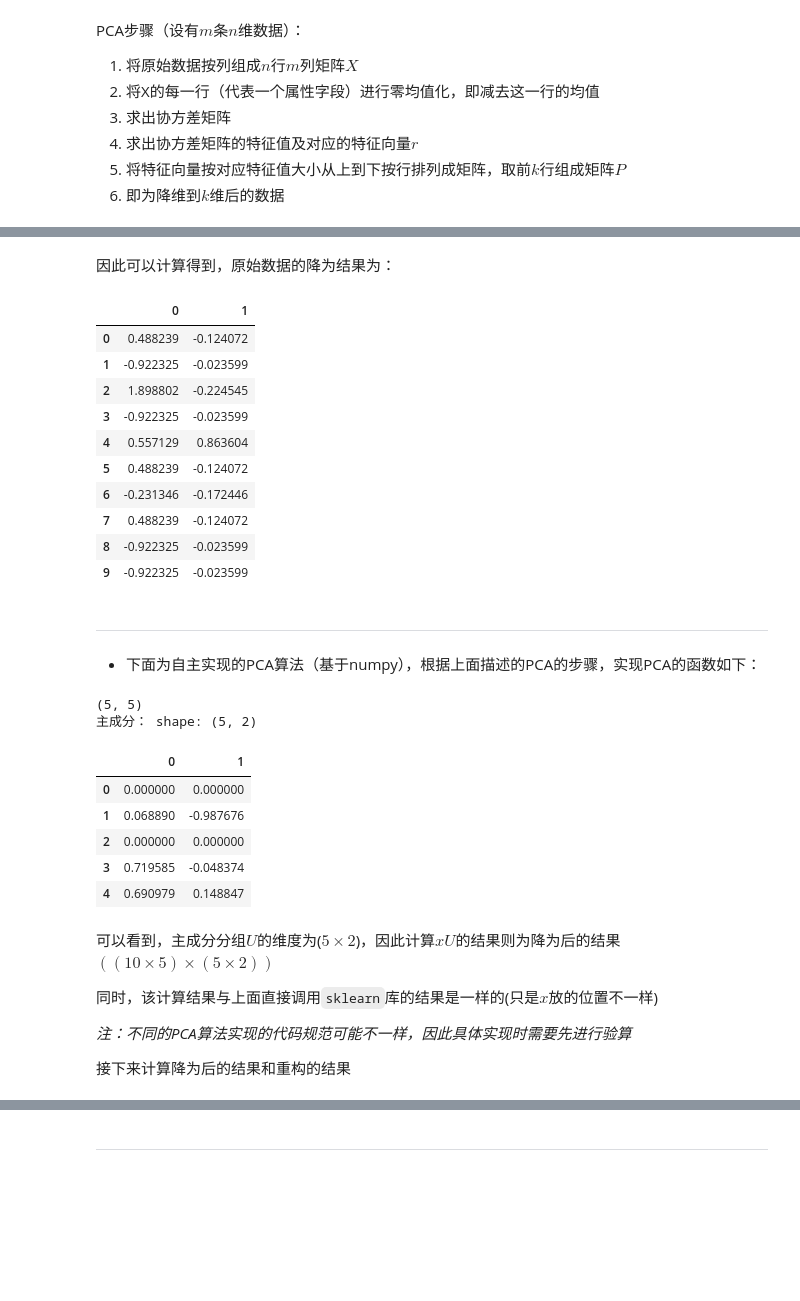
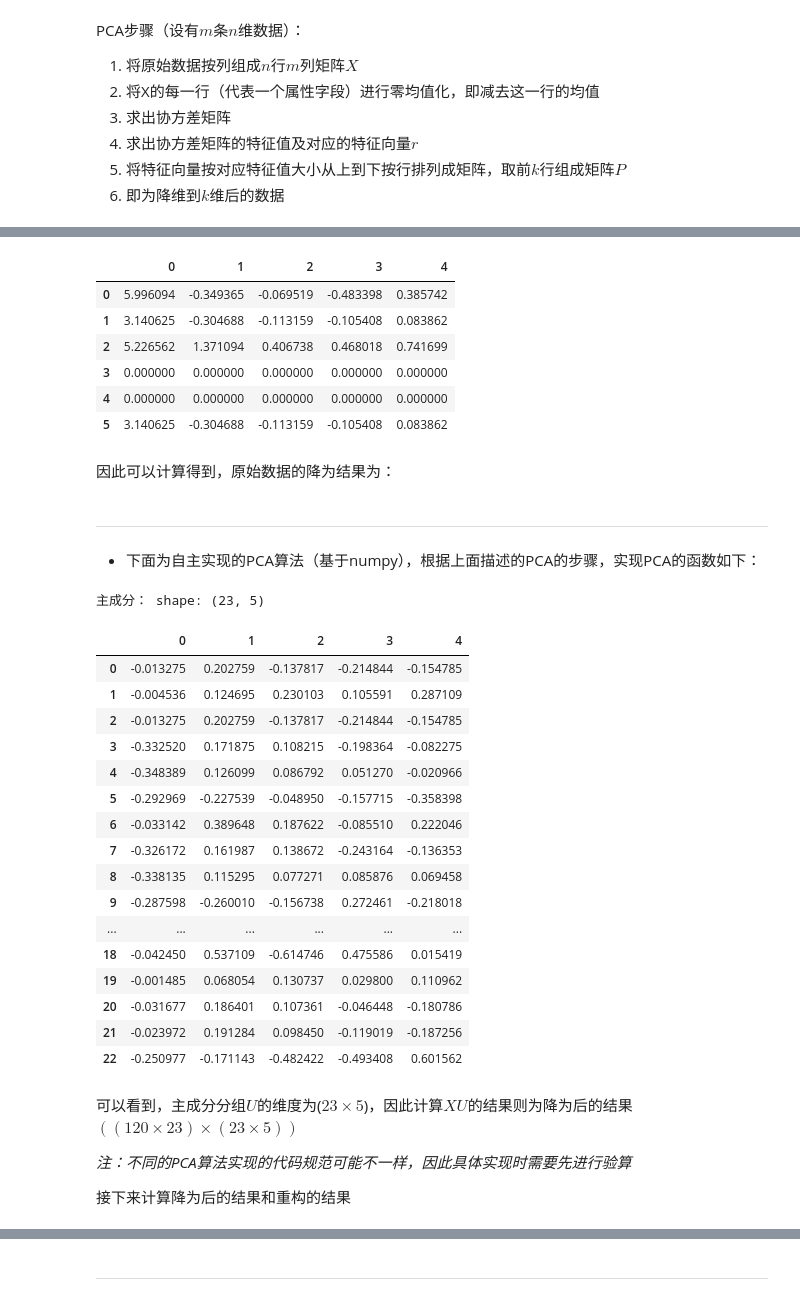
Before and after one commit to Hatuw/gwas-plain, a Jupyter notebook: GWAS-plain-demo.ipynb, the cells around one changed output, grey strips where cells are left out. Drawn from its saved outputs; the diff is of its cells as text; code cells hidden in the pictures; blank space fills up the shorter version.

```diff
--- a/GWAS-plain-demo.ipynb
+++ b/GWAS-plain-demo.ipynb
@@ -115,10 +117,0 @@ PCA步骤（设有$m$条$n$维数据）：
-# %%
-import numpy as np
-import pandas as pd
-from sklearn import decomposition
-
-# 读入数据
-data_file = './data/pca-data.txt'
-data = pd.read_csv(data_file, sep='\t', index_col=False)
-data.set_index('Unnamed: 0', inplace=True)
-data.iloc[:10, 1:6]
@@ -169,19 +169,17 @@ print(out_x)
+# %%
+out_x = np.dot(data.iloc[-6:, 1:], pca.components_.T)  # 输出数据大小为n×5，此处n=6
+# pd.DataFrame(pca.transform(data.iloc[-6:, 1:]))
+pd.DataFrame(out_x.astype(np.float16))
+# %% [output]
+|  | 0 | 1 | 2 | 3 | 4 |
+| 0 | 5.996094 | -0.349365 | -0.069519 | -0.483398 | 0.385742 |
+| 1 | 3.140625 | -0.304688 | -0.113159 | -0.105408 | 0.083862 |
+| 2 | 5.226562 | 1.371094 | 0.406738 | 0.468018 | 0.741699 |
+| 3 | 0.000000 | 0.000000 | 0.000000 | 0.000000 | 0.000000 |
+| 4 | 0.000000 | 0.000000 | 0.000000 | 0.000000 | 0.000000 |
+| 5 | 3.140625 | -0.304688 | -0.113159 | -0.105408 | 0.083862 |
 # %% [markdown]
 因此可以计算得到，原始数据的降为结果为：
-# %%
-pd.DataFrame(pca.transform(data.iloc[:10, 1:6]))
-# %% [output]
-|  | 0 | 1 |
-| 0 | 0.488239 | -0.124072 |
-| 1 | -0.922325 | -0.023599 |
-| 2 | 1.898802 | -0.224545 |
-| 3 | -0.922325 | -0.023599 |
-| 4 | 0.557129 | 0.863604 |
-| 5 | 0.488239 | -0.124072 |
-| 6 | -0.231346 | -0.172446 |
-| 7 | 0.488239 | -0.124072 |
-| 8 | -0.922325 | -0.023599 |
-| 9 | -0.922325 | -0.023599 |
 # %% [markdown]
 ---
 - 下面为自主实现的PCA算法（基于numpy），根据上面描述的PCA的步骤，实现PCA的函数如下：
@@ -205,23 +203,31 @@ def my_pca(data_mat, topNfeat=9999999):
     # 返回PCA降维后的结果，重构的结果，以及主成分
     return low_d_data_mat, recon_mat, red_eig_vects
 # %%
-low_d_data_mat, recon_mat, red_eig_vects = my_pca(data.iloc[:10, 1:6], topNfeat=2)
+low_d_data_mat, recon_mat, red_eig_vects = my_pca(data.iloc[:120, 1:], topNfeat=5)
 
 print("主成分： shape: {}".format(red_eig_vects.shape))
-pd.DataFrame(red_eig_vects)
+pd.DataFrame(red_eig_vects.astype(np.float16))
 # %% [output]
-(5, 5)
-主成分： shape: (5, 2)
+主成分： shape: (23, 5)
-|  | 0 | 1 |
-| 0 | 0.000000 | 0.000000 |
-| 1 | 0.068890 | -0.987676 |
-| 2 | 0.000000 | 0.000000 |
-| 3 | 0.719585 | -0.048374 |
-| 4 | 0.690979 | 0.148847 |
+|  | 0 | 1 | 2 | 3 | 4 |
+| 0 | -0.013275 | 0.202759 | -0.137817 | -0.214844 | -0.154785 |
+| 1 | -0.004536 | 0.124695 | 0.230103 | 0.105591 | 0.287109 |
+| 2 | -0.013275 | 0.202759 | -0.137817 | -0.214844 | -0.154785 |
+| 3 | -0.332520 | 0.171875 | 0.108215 | -0.198364 | -0.082275 |
+| 4 | -0.348389 | 0.126099 | 0.086792 | 0.051270 | -0.020966 |
+| 5 | -0.292969 | -0.227539 | -0.048950 | -0.157715 | -0.358398 |
+| 6 | -0.033142 | 0.389648 | 0.187622 | -0.085510 | 0.222046 |
+| 7 | -0.326172 | 0.161987 | 0.138672 | -0.243164 | -0.136353 |
+| 8 | -0.338135 | 0.115295 | 0.077271 | 0.085876 | 0.069458 |
+| 9 | -0.287598 | -0.260010 | -0.156738 | 0.272461 | -0.218018 |
+| ... | ... | ... | ... | ... | ... |
+| 18 | -0.042450 | 0.537109 | -0.614746 | 0.475586 | 0.015419 |
+| 19 | -0.001485 | 0.068054 | 0.130737 | 0.029800 | 0.110962 |
+| 20 | -0.031677 | 0.186401 | 0.107361 | -0.046448 | -0.180786 |
+| 21 | -0.023972 | 0.191284 | 0.098450 | -0.119019 | -0.187256 |
+| 22 | -0.250977 | -0.171143 | -0.482422 | -0.493408 | 0.601562 |
 # %% [markdown]
-可以看到，主成分分组$U$的维度为($5\times2$)，因此计算$xU$的结果则为降为后的结果$((10\times5)\times(5\times2))$
-
-同时，该计算结果与上面直接调用`sklearn`库的结果是一样的(只是$x$放的位置不一样)
+可以看到，主成分分组$U$的维度为($23\times5$)，因此计算$XU$的结果则为降为后的结果$((120\times23)\times(23\times5))$
 
 *注：不同的PCA算法实现的代码规范可能不一样，因此具体实现时需要先进行验算*
 
```
Also changed, not shown: parts of 20 cells of this notebook.
